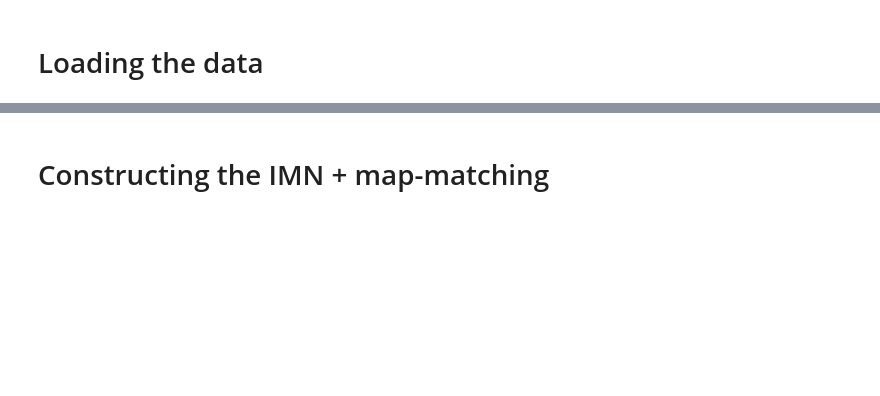
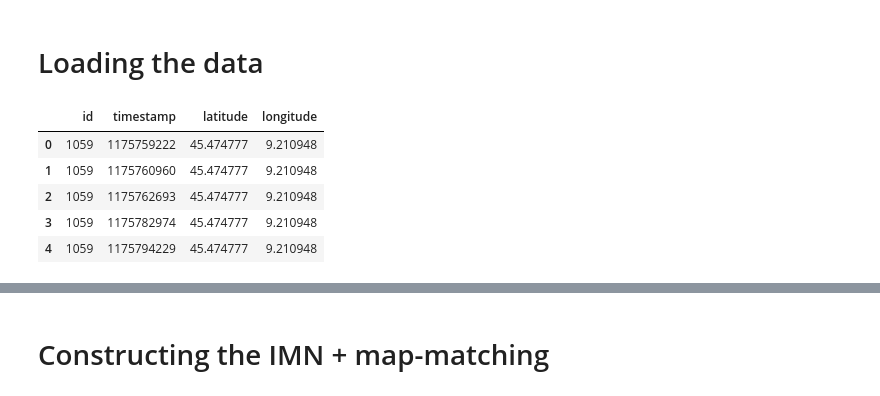
Before and after one commit to Slocon00/synth-route-gen, a Jupyter notebook: example.ipynb, the cells around one changed output, grey strips where cells are left out. Cells and saved outputs as stored; diff of their text form; code cells hidden in the pictures; blank space fills up the shorter version.

```diff
--- a/example.ipynb
+++ b/example.ipynb
@@ -12,15 +14,21 @@ from personalized_routing import add_edge_attributes
 # %%
 # Using a sample dataset of Milan, Italy
 points_df = pd.read_csv('data/sample_Milan_2007.csv.gz').rename(columns={
     'userid':'id',
     'datetime':'timestamp',
     'lon':'longitude',
     'lat':'latitude'
 })
 
-points_df = points_df[points_df['quality'] == 3]
-
 # Convert timestamp string to Epoch in seconds
 points_df['timestamp'] = pd.to_datetime(points_df['timestamp']).values.astype(np.int64) // 10 ** 9
+points_df.head()
+# %% [output]
+|  | id | timestamp | latitude | longitude |
+| 0 | 1059 | 1175759222 | 45.474777 | 9.210948 |
+| 1 | 1059 | 1175760960 | 45.474777 | 9.210948 |
+| 2 | 1059 | 1175762693 | 45.474777 | 9.210948 |
+| 3 | 1059 | 1175782974 | 45.474777 | 9.210948 |
+| 4 | 1059 | 1175794229 | 45.474777 | 9.210948 |
 # %%
 # Download and save the OSM graph for the area of interest
```
Also changed, not shown: parts of 28 cells of this notebook, 4 other files.
